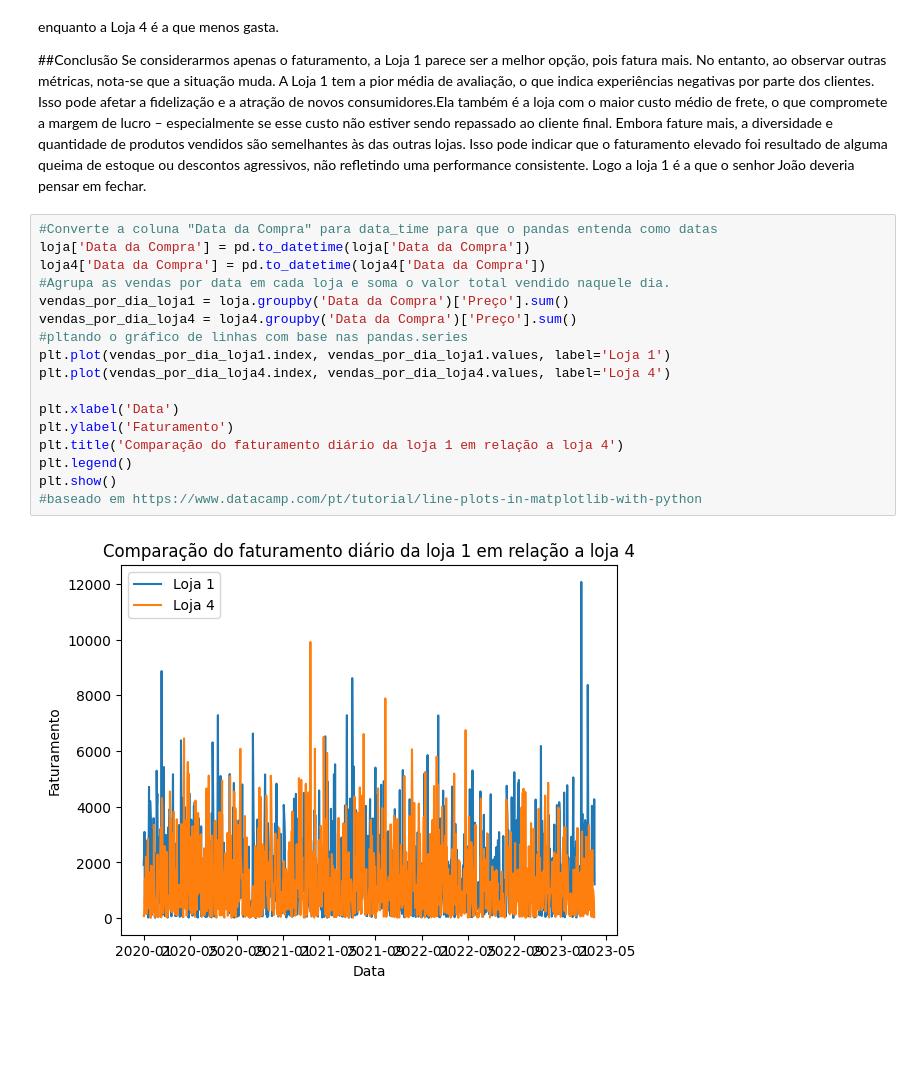
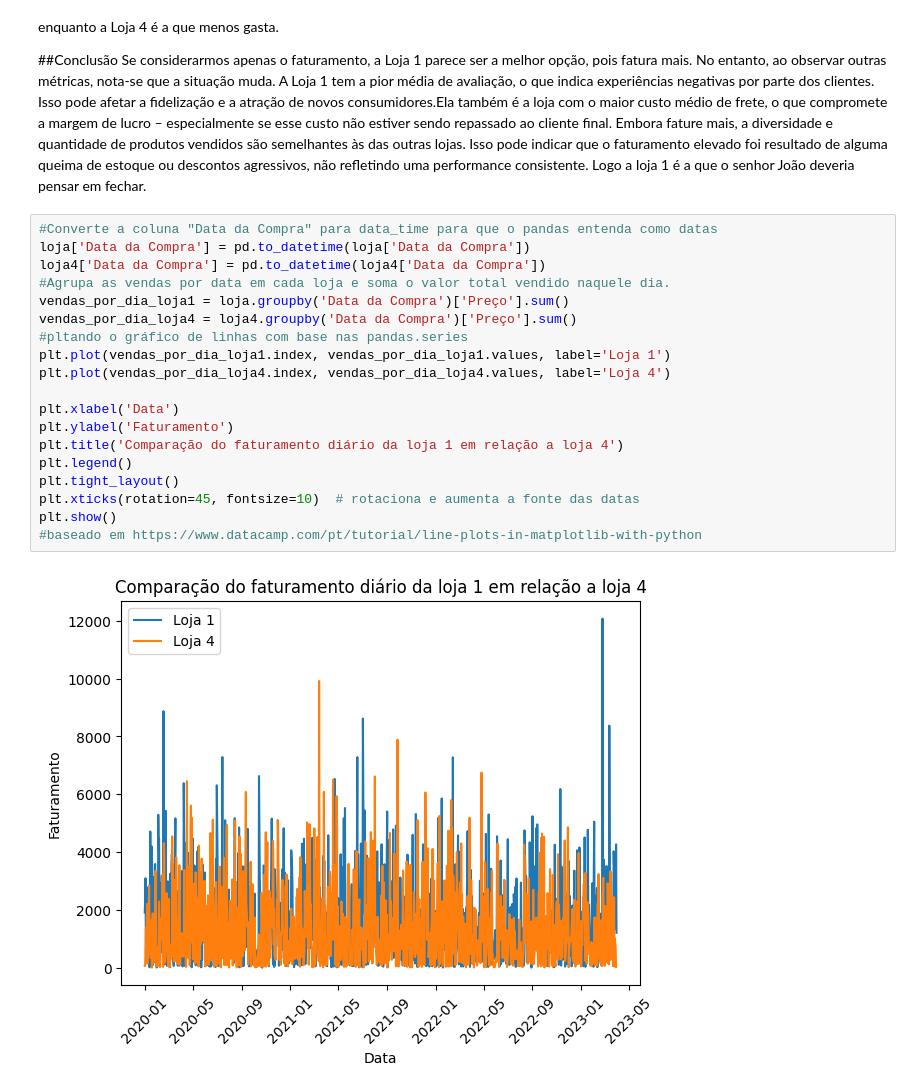
Before and after one commit to Henriquerocha2000/ChallengeAluraStore, a Jupyter notebook: DesafioAluraAnaliseDeDados.ipynb, the cells around one changed output. Drawn from its saved outputs; the diff is of its cells as text; blank space fills up the shorter version.

```diff
--- a/DesafioAluraAnaliseDeDados.ipynb
+++ b/DesafioAluraAnaliseDeDados.ipynb
@@ -156,19 +158,21 @@ Embora fature mais, a diversidade e quantidade de produtos vendidos são semelha
 # %%
 #Converte a coluna "Data da Compra" para data_time para que o pandas entenda como datas
 loja['Data da Compra'] = pd.to_datetime(loja['Data da Compra'])
 loja4['Data da Compra'] = pd.to_datetime(loja4['Data da Compra'])
 #Agrupa as vendas por data em cada loja e soma o valor total vendido naquele dia.
 vendas_por_dia_loja1 = loja.groupby('Data da Compra')['Preço'].sum()
 vendas_por_dia_loja4 = loja4.groupby('Data da Compra')['Preço'].sum()
 #pltando o gráfico de linhas com base nas pandas.series
 plt.plot(vendas_por_dia_loja1.index, vendas_por_dia_loja1.values, label='Loja 1')
 plt.plot(vendas_por_dia_loja4.index, vendas_por_dia_loja4.values, label='Loja 4')
 
 plt.xlabel('Data')
 plt.ylabel('Faturamento')
 plt.title('Comparação do faturamento diário da loja 1 em relação a loja 4')
 plt.legend()
+plt.tight_layout()
+plt.xticks(rotation=45, fontsize=10)  # rotaciona e aumenta a fonte das datas
 plt.show()
 #baseado em https://www.datacamp.com/pt/tutorial/line-plots-in-matplotlib-with-python
 # %% [output]
-[figure, old version]
+[figure, new version]
```
Also changed, not shown: parts of 3 cells of this notebook.
